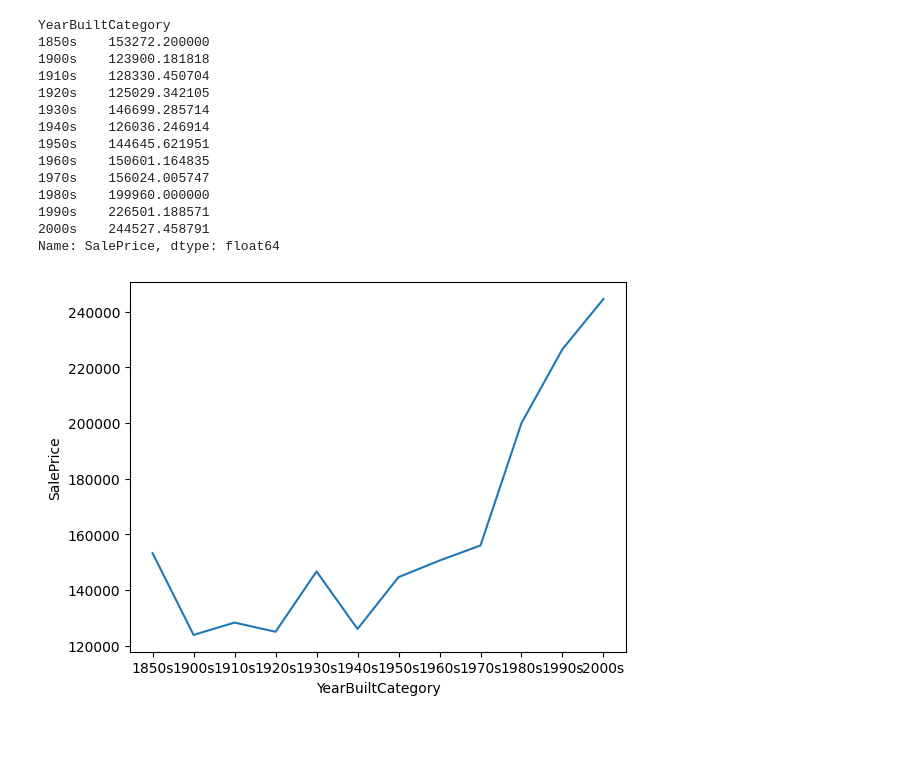
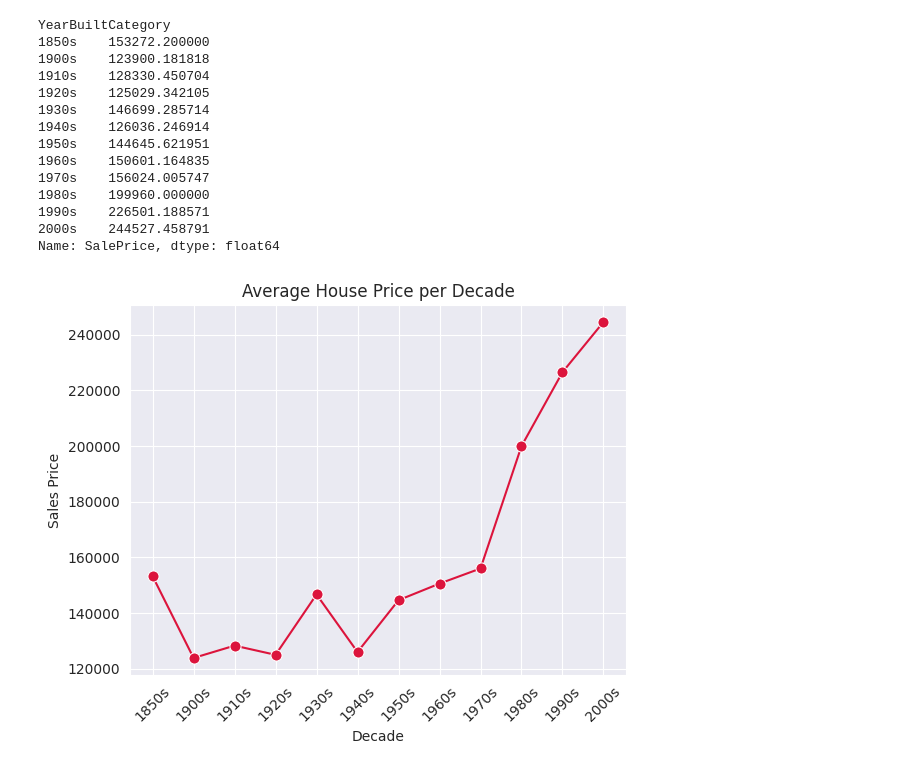
Before and after one commit to christianabusca/housing-market-analytics, a Jupyter notebook: p-house-prices.ipynb, the cells around one changed output. Saved outputs shown, nothing was run; the diff lists cells and outputs as text; code cells hidden in the pictures; blank space fills up the shorter version.

```diff
--- a/p-house-prices.ipynb
+++ b/p-house-prices.ipynb
@@ -445,8 +446,13 @@ YearBuiltCategory
 1990s    226501.188571
 2000s    244527.458791
 Name: SalePrice, dtype: float64
-# %%
-sns.lineplot(data=avg_price_per_decade)
-plt.show()
-# %% [output]
-[figure, removed]
+# %%
+sns.set_style("darkgrid")
+sns.lineplot(data=avg_price_per_decade, marker='o', markersize=8, color='crimson')
+plt.xticks(rotation=45)
+plt.title("Average House Price per Decade")
+plt.xlabel("Decade")
+plt.ylabel("Sales Price")
+plt.show()
+# %% [output]
+[figure, added]
```
Also changed, not shown: parts of 2 cells of this notebook.
